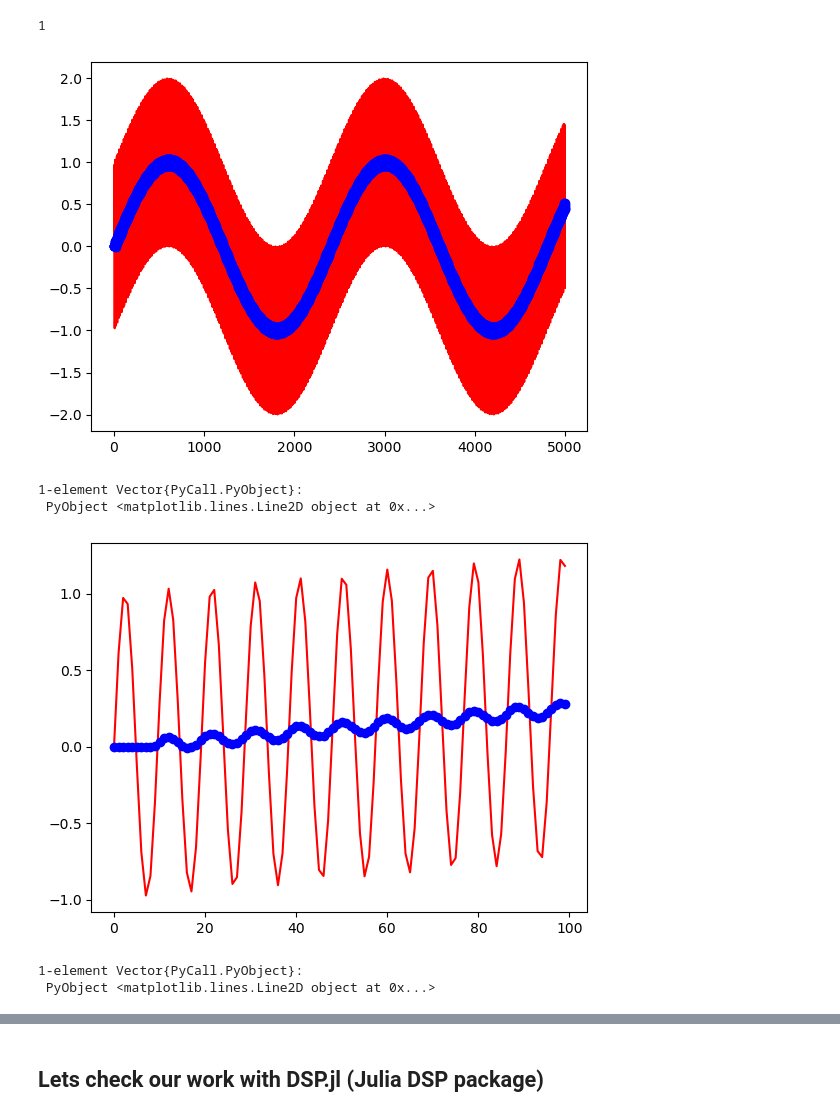
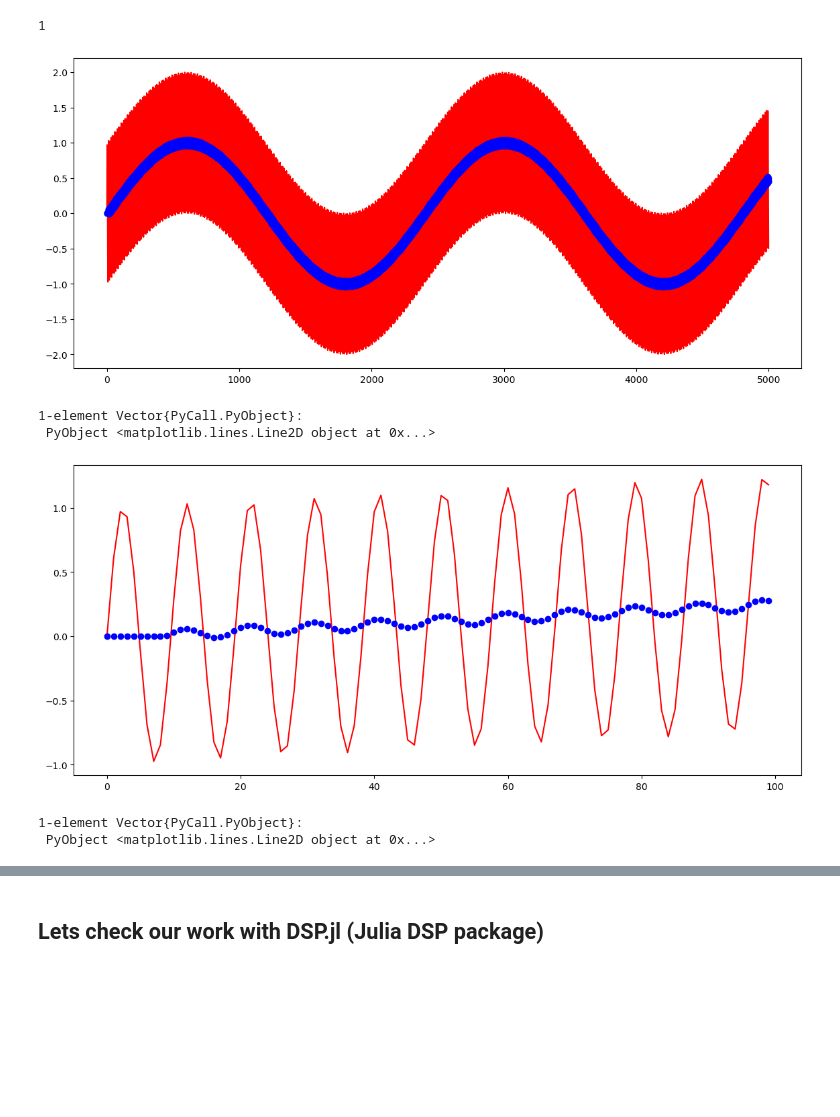
Before and after one commit to perrinmeyer/JuPyteR, a Jupyter notebook: key2.ipynb, the cells around one changed output, grey strips where cells are left out. Drawn from its saved outputs; the diff is of its cells as text; code cells hidden in the pictures; blank space fills up the shorter version.

```diff
--- a/key2.ipynb
+++ b/key2.ipynb
@@ -60,17 +62,19 @@ a[1] = 1
 # %%
 ynf = naive_filter(b,x);
 # %%
+fig = figure("Title of Window",figsize=(14,6))
 plot(x,"-r")
 plot(ynf,"ob")
 # %% [output]
-[figure, old version]
+[figure, new version]
 1-element Vector{PyCall.PyObject}:
  PyObject <matplotlib.lines.Line2D object at 0x...>
 # %%
+fig = figure("Title of Window",figsize=(14,6))
 plot(x[1:100],"-r")
 plot(ynf[1:100],"ob")
 # %% [output]
-[figure, old version]
+[figure, new version]
 1-element Vector{PyCall.PyObject}:
  PyObject <matplotlib.lines.Line2D object at 0x...>
 # %%
```
Also changed, not shown: parts of 4 cells of this notebook, 7 other files.
